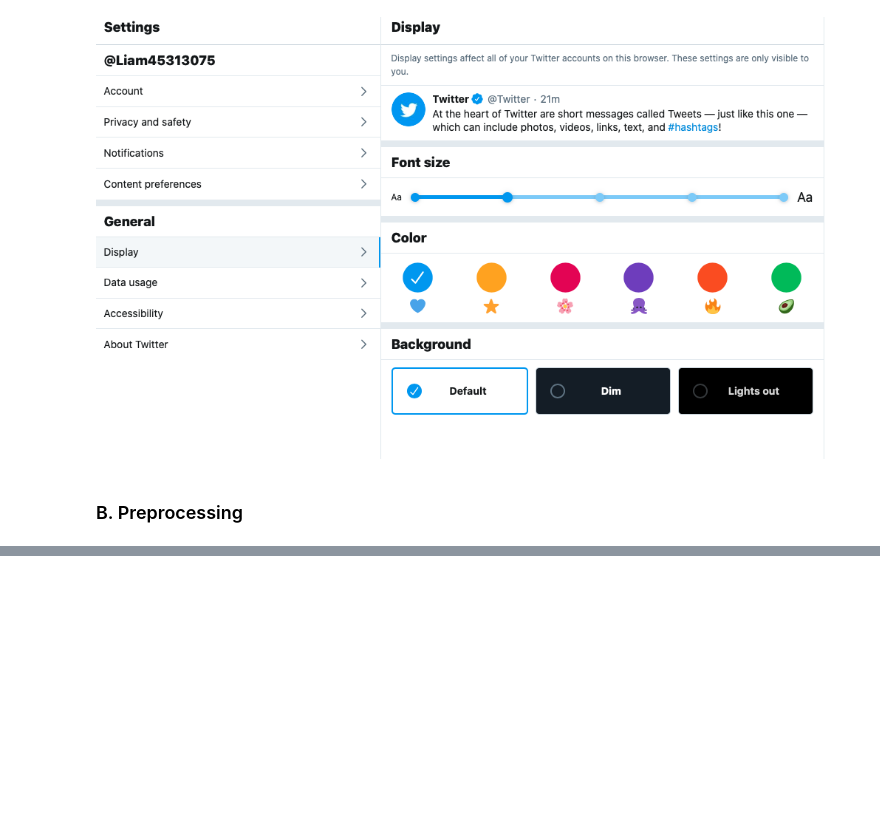
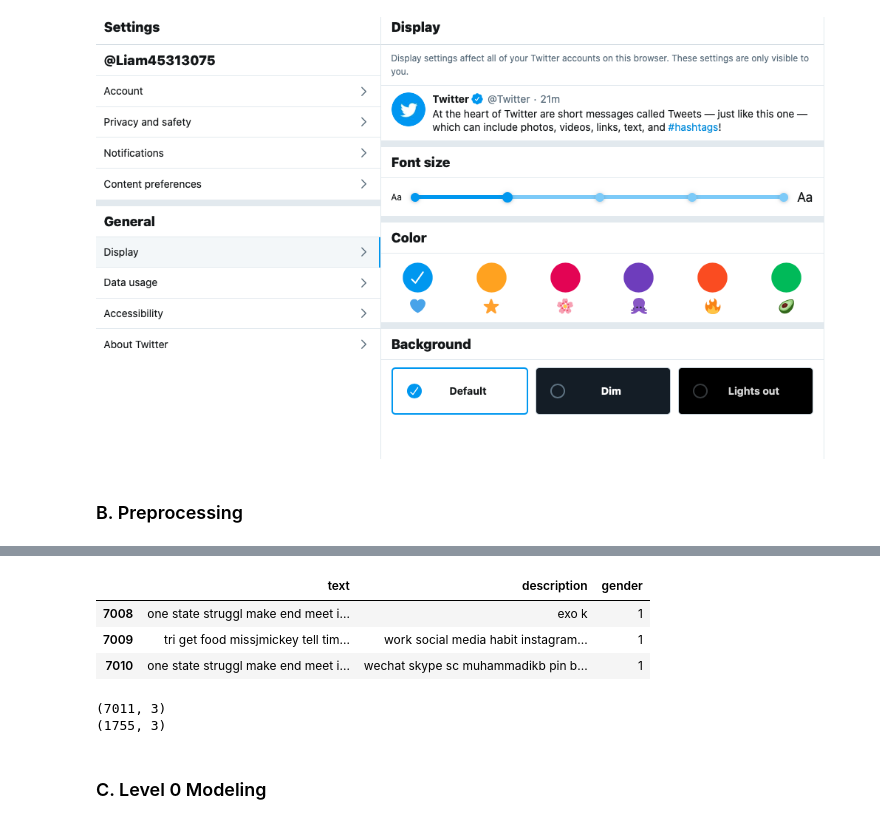
Before and after one commit to Liam-LT/NLP-TweetProfiler, a Jupyter notebook: Model1.ipynb, the cells around one changed output, grey strips where cells are left out. Saved outputs shown, nothing was run; the diff lists cells and outputs as text; code cells hidden in the pictures; blank space fills up the shorter version.

```diff
--- a/Model1.ipynb
+++ b/Model1.ipynb
@@ -192,0 +174,15 @@ df1.head(1)
+# %%
+df1.tail(3)
+# %% [output]
+|  | text | description | gender |
+| 7008 | one state struggl make end meet i... | exo k | 1 |
+| 7009 | tri get food missjmickey tell tim... | work social media habit instagram... | 1 |
+| 7010 | one state struggl make end meet i... | wechat skype sc muhammadikb pin b... | 1 |
+# %%
+print (df1.shape)
+print (df2.shape)
+# %% [output]
+(7011, 3)
+(1755, 3)
+# %% [markdown]
+### C. Level 0 Modeling
```
Also changed, not shown: parts of 19 cells of this notebook.
